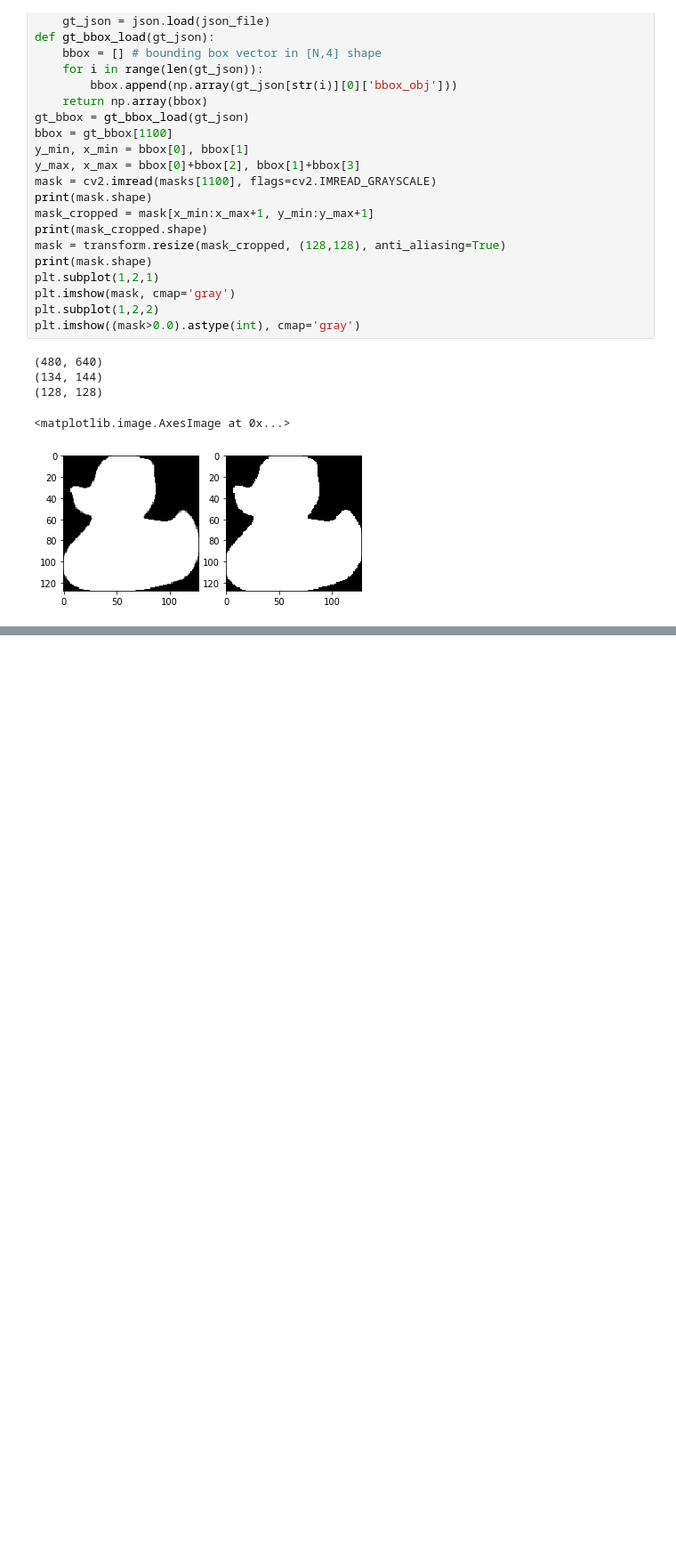
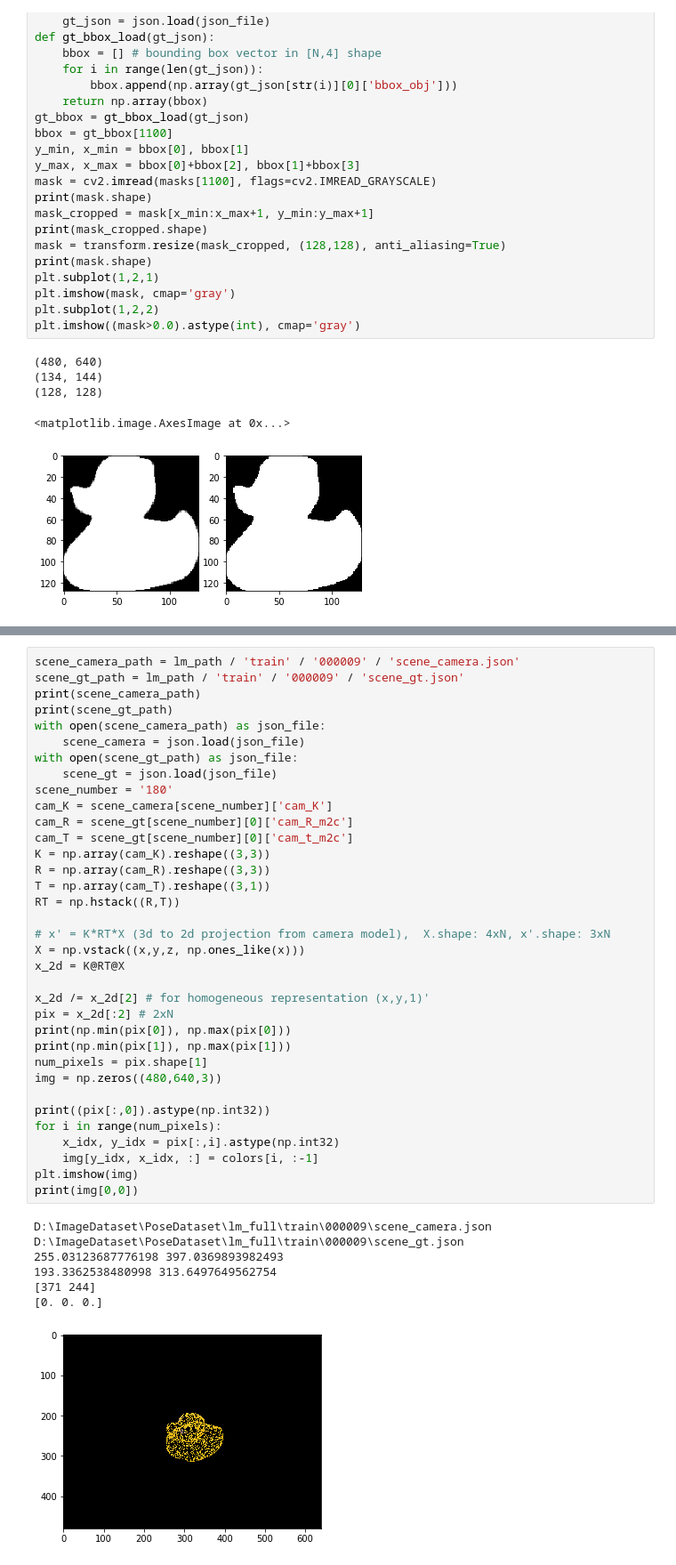
Before and after one commit to peytonhong/CVAE_Pose, a Jupyter notebook: augmentation_test.ipynb, the cells around one changed output, grey strips where cells are left out. Shown at 89% size. Saved outputs shown, nothing was run; the diff lists cells and outputs as text; blank space fills up the shorter version.

```diff
--- a/augmentation_test.ipynb
+++ b/augmentation_test.ipynb
@@ -223,0 +255,43 @@ plt.imshow((mask>0.0).astype(int), cmap='gray')
+# %%
+scene_camera_path = lm_path / 'train' / '000009' / 'scene_camera.json'
+scene_gt_path = lm_path / 'train' / '000009' / 'scene_gt.json'
+print(scene_camera_path)
+print(scene_gt_path)
+with open(scene_camera_path) as json_file:
+    scene_camera = json.load(json_file)
+with open(scene_gt_path) as json_file:
+    scene_gt = json.load(json_file)
+scene_number = '180'
+cam_K = scene_camera[scene_number]['cam_K']
+cam_R = scene_gt[scene_number][0]['cam_R_m2c']
+cam_T = scene_gt[scene_number][0]['cam_t_m2c']
+K = np.array(cam_K).reshape((3,3))
+R = np.array(cam_R).reshape((3,3))
+T = np.array(cam_T).reshape((3,1))
+RT = np.hstack((R,T))
+
+# x' = K*RT*X (3d to 2d projection from camera model),  X.shape: 4xN, x'.shape: 3xN
+X = np.vstack((x,y,z, np.ones_like(x)))
+x_2d = K@RT@X
+
+x_2d /= x_2d[2] # for homogeneous representation (x,y,1)'
+pix = x_2d[:2] # 2xN
+print(np.min(pix[0]), np.max(pix[0]))
+print(np.min(pix[1]), np.max(pix[1]))
+num_pixels = pix.shape[1]
+img = np.zeros((480,640,3))
+
+print((pix[:,0]).astype(np.int32))
+for i in range(num_pixels):
+    x_idx, y_idx = pix[:,i].astype(np.int32)
+    img[y_idx, x_idx, :] = colors[i, :-1]
+plt.imshow(img)
+print(img[0,0])
+# %% [output]
+D:\ImageDataset\PoseDataset\lm_full\train\000009\scene_camera.json
+D:\ImageDataset\PoseDataset\lm_full\train\000009\scene_gt.json
+255.03123687776198 397.0369893982493
+193.3362538480998 313.6497649562754
+[371 244]
+[0. 0. 0.]
+[figure, added]
```
Also changed, not shown: parts of 8 cells of this notebook.
